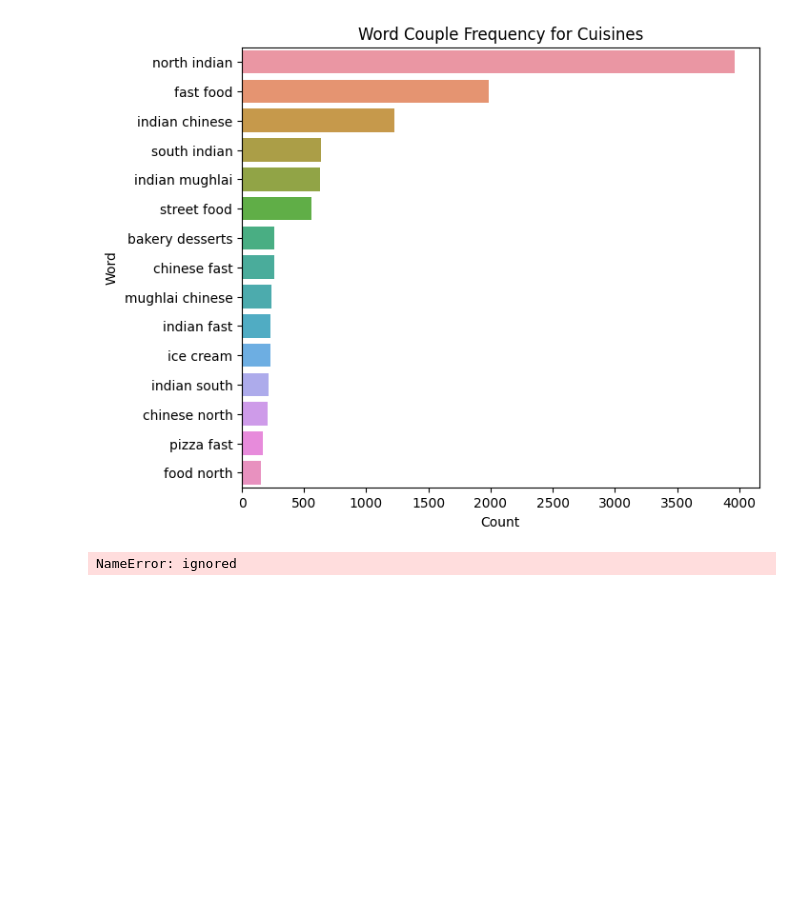
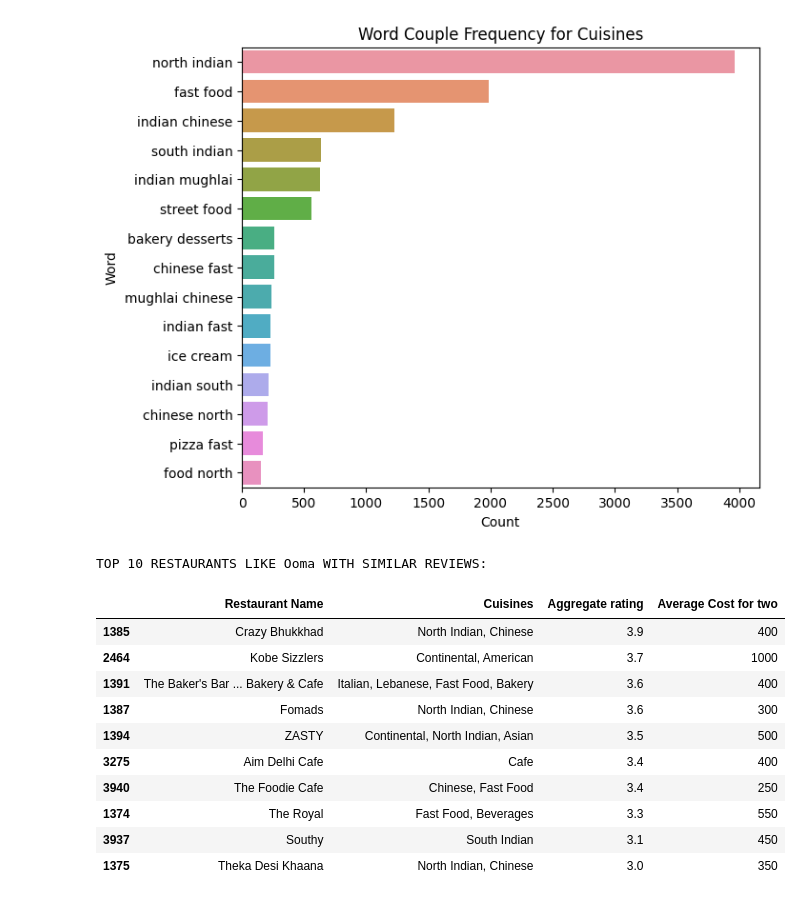
Before and after one commit to tanuushree/restaurant-recommendation-system, a Jupyter notebook: restuarant_recommendation.ipynb, the cells around one changed output. Drawn from its saved outputs; the diff is of its cells as text; code cells hidden in the pictures; blank space fills up the shorter version.

```diff
--- a/restuarant_recommendation.ipynb
+++ b/restuarant_recommendation.ipynb
@@ -187,3 +187,7 @@ def get_top_words(column, top_nu_of_words, nu_of_word):
     words_freq =sorted(words_freq, key = lambda x: x[1], reverse=True)
 
     return words_freq[:top_nu_of_words]
+# %%
+df_percent = df.sample(frac=0.5)
+# Check the columns in your DataFrame
+print(df_percent.columns)
@@ -197,13 +209,54 @@ plt.title('Word Couple Frequency for Cuisines');
 # %% [output]
 [figure]
 # %%
-
+from sklearn.metrics.pairwise import linear_kernel
 from sklearn.feature_extraction.text import TfidfVectorizer
 
-df_percent.set_index('Restaurant Name', inplace=True)
-indices = pd.Series(df_percent.index)
-# tf-ifd matrix
+
 tfidf = TfidfVectorizer(analyzer='word', ngram_range=(1, 2), min_df=0, stop_words='english')
-tfidf_matrix = tfidf.fit_transform(df_percent['reviews_list'])
+tfidf_matrix = tfidf.fit_transform(df_percent['Rating text'])
+
+cosine_similarities = linear_kernel(tfidf_matrix, tfidf_matrix)
-# %% [output]
-NameError: ignored
+# %%
+def recommend(name, cosine_similarities=cosine_similarities):
+    recommend_restaurant = []
+
+    idx = indices[indices == name].index[0]
+
+    score_series = pd.Series(cosine_similarities[idx]).sort_values(ascending=False)
+
+    top30_indexes = list(score_series.iloc[0:31].index)
+
+    df_list = []
+
+    for each in top30_indexes:
+        recommend_restaurant.append(list(df_percent.index)[each])
+
+        # Check if there are any rows before sampling
+        condition_rows = df_percent[['Restaurant Name', 'Cuisines', 'Aggregate rating', 'Average Cost for two']][df_percent.index == each]
+        if not condition_rows.empty:
+            df_list.append(condition_rows.sample())
+
+    df_new = pd.concat(df_list)
+
+    df_new = df_new.drop_duplicates(subset=['Restaurant Name', 'Cuisines', 'Aggregate rating', 'Average Cost for two'], keep=False)
+    df_new = df_new.sort_values(by='Aggregate rating', ascending=False).head(10)
+
+    print('TOP %s RESTAURANTS LIKE %s WITH SIMILAR REVIEWS: ' % (str(len(df_new)), name))
+
+    return df_new
+
+recommend('Ooma')
+# %% [output]
+TOP 10 RESTAURANTS LIKE Ooma WITH SIMILAR REVIEWS:
+|  | Restaurant Name | Cuisines | Aggregate rating | Average Cost for two |
+| 1385 | Crazy Bhukkhad | North Indian, Chinese | 3.9 | 400 |
+| 2464 | Kobe Sizzlers | Continental, American | 3.7 | 1000 |
+| 1391 | The Baker's Bar ... Bakery & Cafe | Italian, Lebanese, Fast Food, Bakery | 3.6 | 400 |
+| 1387 | Fomads | North Indian, Chinese | 3.6 | 300 |
+| 1394 | ZASTY | Continental, North Indian, Asian | 3.5 | 500 |
+| 3275 | Aim Delhi Cafe | Cafe | 3.4 | 400 |
+| 3940 | The Foodie Cafe | Chinese, Fast Food | 3.4 | 250 |
+| 1374 | The Royal | Fast Food, Beverages | 3.3 | 550 |
+| 3937 | Southy | South Indian | 3.1 | 450 |
+| 1375 | Theka Desi Khaana | North Indian, Chinese | 3.0 | 350 |
```
Also changed, not shown: parts of 1 cell of this notebook.
